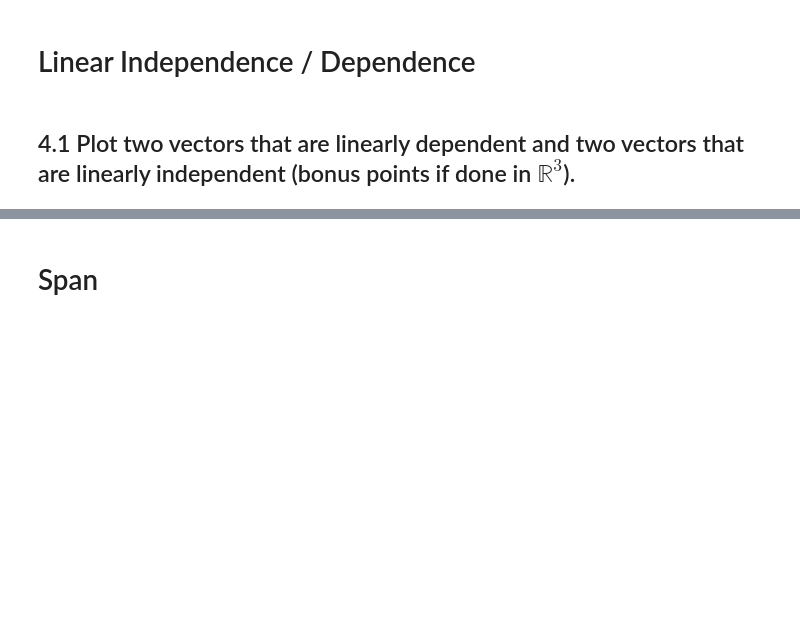
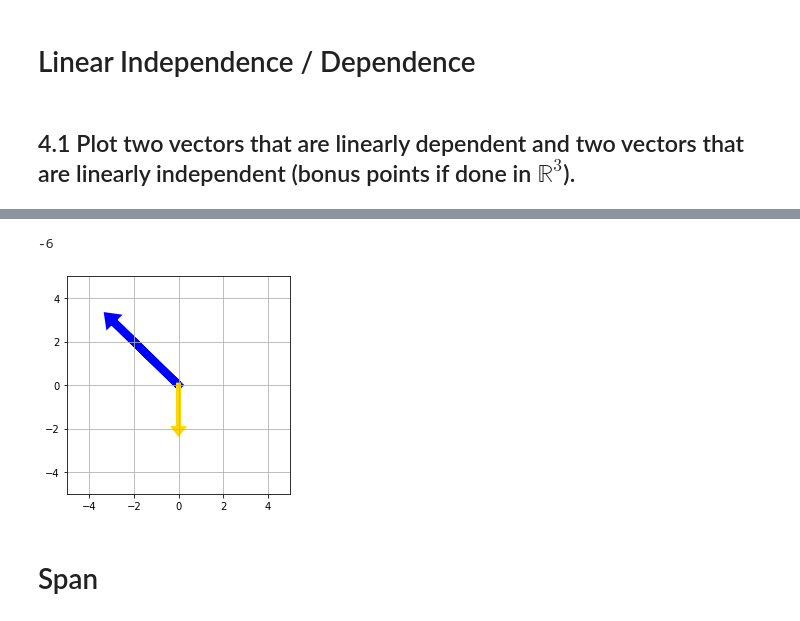
Before and after one commit to yestrella14/DS-Unit-1-Sprint-3-Linear-Algebra, a Jupyter notebook: LS_DS_132_Intermediate_Linear_Algebra_Assignment.ipynb, the cells around one changed output, grey strips where cells are left out. Drawn from its saved outputs; the diff is of its cells as text; code cells hidden in the pictures; blank space fills up the shorter version.

```diff
--- a/LS_DS_132_Intermediate_Linear_Algebra_Assignment.ipynb
+++ b/LS_DS_132_Intermediate_Linear_Algebra_Assignment.ipynb
@@ -93,3 +229,26 @@ f = \begin{bmatrix} 4 & 12 & 11 & 9 & 2 \end{bmatrix}
+# %%
+#vectors that are linearly independent
+
+v3 = [-3, 3]
+v4 = [0,-2]
+print(np.dot(v3,v4))
+
+fig, ax = plt.subplots(figsize=(4,4))
+ax.grid()
+plt.xlim(-5,5)
+plt.ylim(-5,5)
+
+for myvect, mycolor, width in [(v3, 'blue', 8), (v4, 'gold', 5)]:
+    plt.arrow(0,0,
+              myvect[0],
+              myvect[1],
+              head_width=.3,
+              head_length=0.2,
+              linewidth=width,
+              color=mycolor)
+# %% [output]
+-6
+[figure, added]
 # %% [markdown]
 # Span
 # %% [markdown]
```
Also changed, not shown: parts of 18 cells of this notebook.
